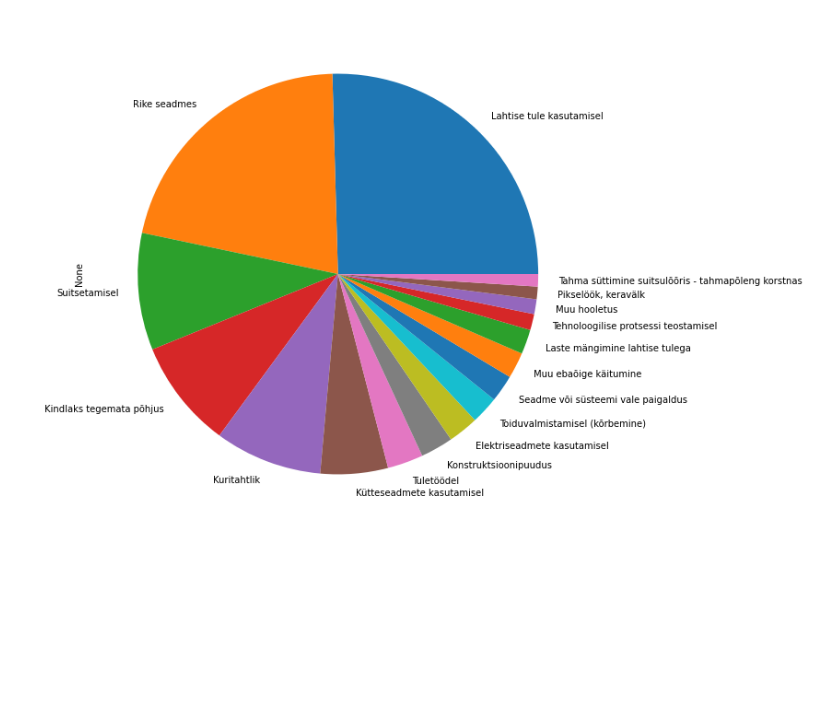
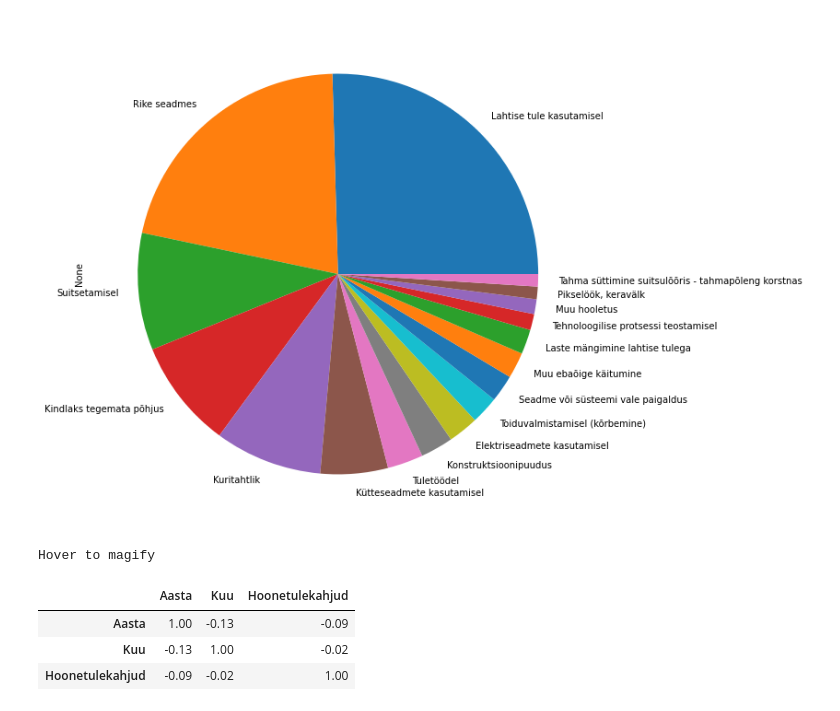
Before and after one commit to KatiIlus/IDC_Project_Fires_in_Estonia, a Jupyter notebook: Plotting.ipynb, the cells around one changed output. Saved outputs shown, nothing was run; the diff lists cells and outputs as text; code cells hidden in the pictures; blank space fills up the shorter version.

```diff
--- a/Plotting.ipynb
+++ b/Plotting.ipynb
@@ -187,0 +202,26 @@ plt.show()
+# %%
+cmap = cmap=sns.diverging_palette(5, 250, as_cmap=True)
+
+def magnify():
+    return [dict(selector="th",
+                 props=[("font-size", "7pt")]),
+            dict(selector="td",
+                 props=[('padding', "0em 0em")]),
+            dict(selector="th:hover",
+                 props=[("font-size", "12pt")]),
+            dict(selector="tr:hover td:hover",
+                 props=[('max-width', '200px'),
+                        ('font-size', '12pt')])
+]
+
+corr.style.background_gradient(cmap, axis=1)\
+    .set_properties(**{'max-width': '80px', 'font-size': '10pt'})\
+    .set_caption("Hover to magify")\
+    .set_precision(2)\
+    .set_table_styles(magnify())
+# %% [output]
+Hover to magify
+|  | Aasta | Kuu | Hoonetulekahjud |
+| Aasta | 1.00 | -0.13 | -0.09 |
+| Kuu | -0.13 | 1.00 | -0.02 |
+| Hoonetulekahjud | -0.09 | -0.02 | 1.00 |
```
Also changed, not shown: parts of 3 cells of this notebook.
